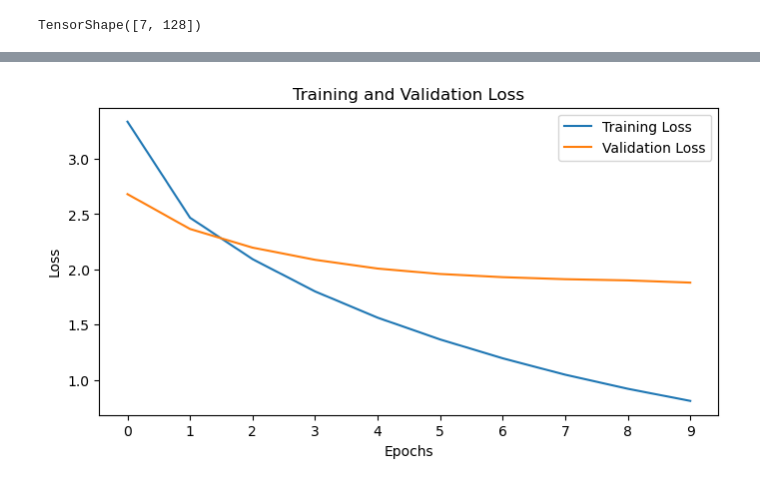
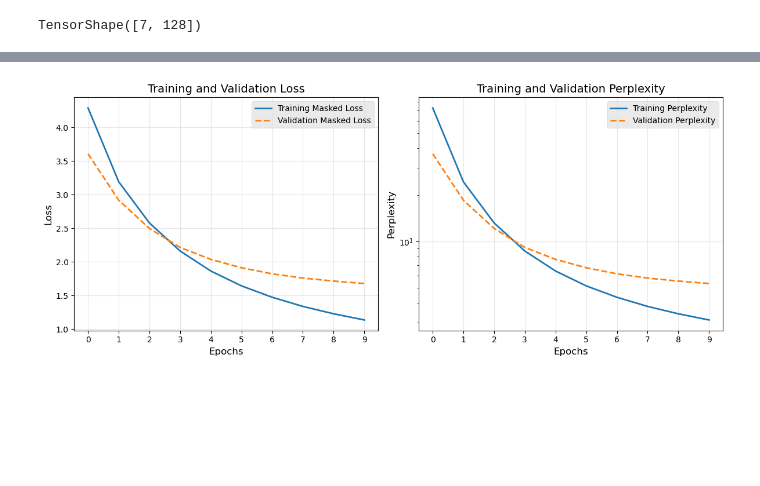
Before and after one commit to fvalerii/nmt-seq2seq-translation, a Jupyter notebook: notebooks/nmt_english_german_seq2seq.ipynb, the cells around one changed output, grey strips where cells are left out. Drawn from its saved outputs; the diff is of its cells as text; code cells hidden in the pictures; blank space fills up the shorter version.

```diff
--- a/notebooks/nmt_english_german_seq2seq.ipynb
+++ b/notebooks/nmt_english_german_seq2seq.ipynb
@@ -240,7 +245,7 @@ for example in data_examples:
     german_sentences.append(german_sentence_tokens)
 # %%
 # Tokenize German sentences
-tokenizer = Tokenizer(filters='')
+tokenizer = Tokenizer(filters='', num_words=15000)
 tokenizer.fit_on_texts(german_sentences)
 tokenized_german_sentences = tokenizer.texts_to_sequences(german_sentences)
 # %%
@@ -624,9 +620,10 @@ class DecoderNetwork(Model):
 # %%
 # Test the decoder model by first calling the encoder model on the English data Tensor
-# to get the hidden and cell states, and then call the decoder model on the German data Tensor
+# to get the hidden and cell states.
 for english_data, german_data in train_dataset.take(1):
   break
-german_vocab_size = len(tokenizer.word_index)+1
+german_vocab_size = min(len(tokenizer.word_index)+1, 15000)
+# Call the decoder model on the German data Tensor
 decoder = DecoderNetwork(german_vocab_size)
 hidden_state, cell_state = encoder(english_data)
 decoder_output, decoder_hidden_state, decoder_cell_state = decoder(german_data, hidden_state, cell_state)
@@ -696,5 +695,15 @@ def get_german(german_data):
 # %%
+# Define Loss function
 def masked_loss(y_true, y_pred):
+    '''
+    Computes the masked loss for padded sequences.
+
+    Args:
+        y_true (tf.Tensor): True target sequences (batch_size, seq_len).
+        y_pred (tf.Tensor): Predicted sequences (batch_size, seq_len, vocab_size).
+    Returns:
+        tf.Tensor: Masked loss value.
+    '''
     # 1. Calculate standard loss for every token
     loss_object = tf.keras.losses.SparseCategoricalCrossentropy(
         from_logits=True, reduction='none')
@@ -728,6 +736,8 @@ epochs = 10
 patience = 3
 train_losses = []
 val_losses = []
+train_perplexities = []
+val_perplexities = []
 # %%
 %%time
 
@@ -782,20 +821,33 @@ for epoch in range(epochs):
-# %%
-# Plot learning curves for loss vs epoch for both training and validation sets
-plt.figure(figsize=(10,5))
-plt.style.use('ggplot')
-
-plt.plot(train_losses, label='Training Masked Loss', linewidth=2)
-plt.plot(val_losses, label='Validation MaskedLoss', linewidth=2, linestyle='--')
-
-plt.title('Training and Validation Loss', fontsize=14)
-plt.xlabel('Epochs', fontsize=12)
-plt.xticks(range(epochs))
-plt.ylabel('Loss', fontsize=12)
-plt.legend()
-plt.grid(True, alpha=0.3)
-
-plt.savefig('images/loss_curve.png', dpi=300, bbox_inches='tight')
-plt.show()
-# %% [output]
-[figure, removed]
+# %%
+fig, axs = plt.subplots(1,2, figsize=(12, 5))
+plt.style.use('ggplot')
+
+# Plot Training and Validation loss curves
+axs[0].plot(train_losses, label='Training Masked Loss', linewidth=2)
+axs[0].plot(val_losses, label='Validation Masked Loss', linewidth=2, linestyle='--')
+axs[0].set_title('Training and Validation Loss', fontsize=14)
+axs[0].set_xlabel('Epochs', fontsize=12)
+axs[0].set_xticks(range(epochs))
+axs[0].set_ylabel('Loss', fontsize=12)
+axs[0].legend()
+axs[0].grid(True, alpha=0.3)
+
+# Plot perplexity curves
+axs[1].plot(train_perplexities, label='Training Perplexity', linewidth=2)
+axs[1].plot(val_perplexities, label='Validation Perplexity', linewidth=2, linestyle='--')
+axs[1].set_title('Training and Validation Perplexity', fontsize=14)
+axs[1].set_xlabel('Epochs', fontsize=12)
+axs[1].set_xticks(range(epochs))
+axs[1].set_ylabel('Perplexity', fontsize=12)
+axs[1].set_yscale('log')
+axs[1].legend()
+axs[1].grid(True, alpha=0.3)
+plt.tight_layout()
+
+# Save and show the plots
+IMAGE_PATH = os.path.join(IMG_DIR, 'loss_perplexity_curves.png')
+plt.savefig(IMAGE_PATH, dpi=300, bbox_inches='tight')
+plt.show()
+# %% [output]
+[figure, added]
 # %% [markdown]
```
Also changed, not shown: parts of 69 cells of this notebook.
